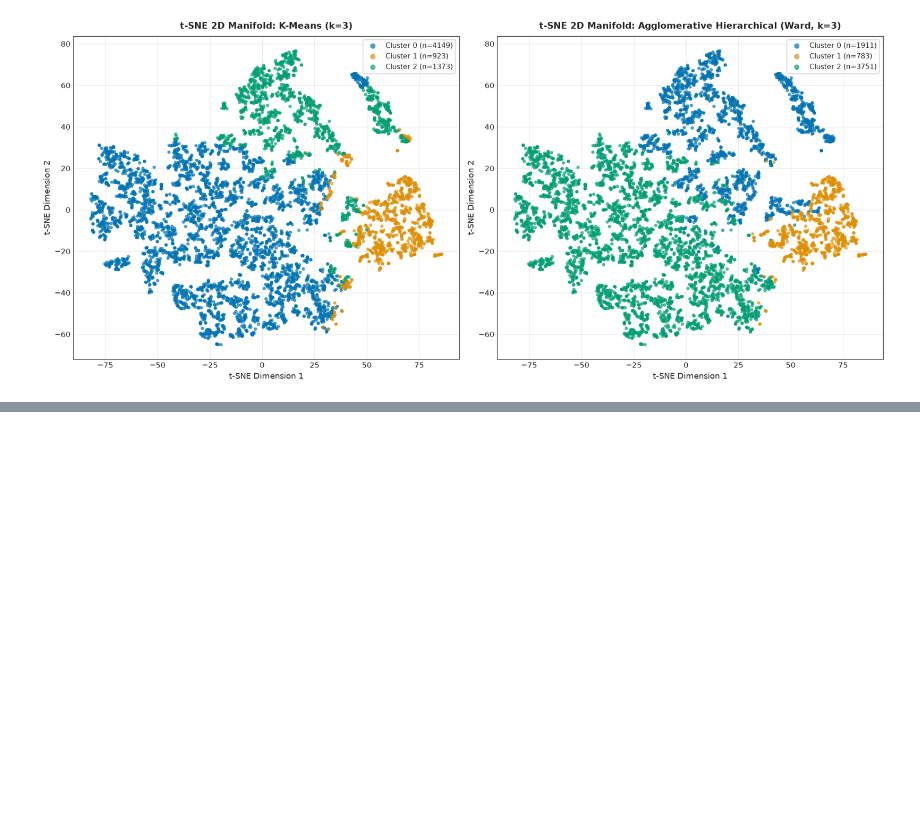
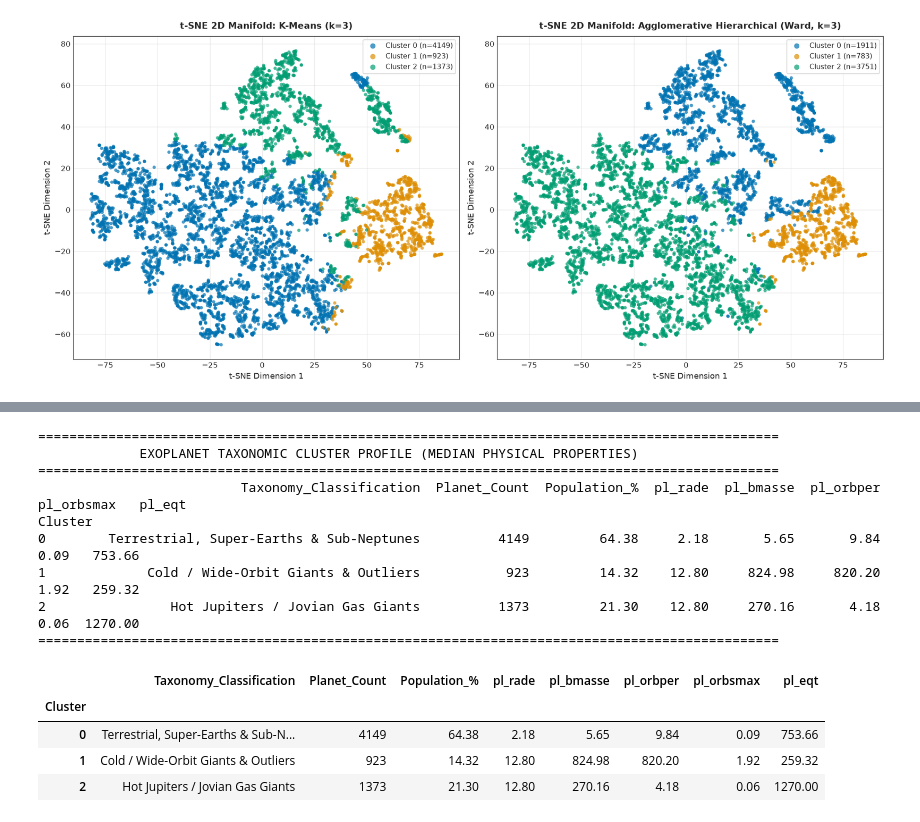
Before and after one commit to DeViKaanil62/ml-capstone, a Jupyter notebook: Clustering.ipynb, the cells around one changed output, grey strips where cells are left out. Saved outputs shown, nothing was run; the diff lists cells and outputs as text; code cells hidden in the pictures; blank space fills up the shorter version.

Commit message:
feat: Add 9. Astrophysical Interpretation

```diff
--- a/Clustering.ipynb
+++ b/Clustering.ipynb
@@ -610,0 +615,47 @@ t-SNE Projection Completed Successfully.
+# %%
+# Compute original feature median and mean profiles per K-Means (k=3) cluster
+df_analyzed = df_filtered.copy()
+df_analyzed['Cluster'] = labels_km3
+
+cluster_profiles_median = df_analyzed.groupby('Cluster').median()
+cluster_profiles_count = df_analyzed.groupby('Cluster').size()
+cluster_profiles_median['Planet_Count'] = cluster_profiles_count
+cluster_profiles_median['Population_%'] = (cluster_profiles_count / len(df_analyzed)) * 100
+
+# Assign astrophysically grounded taxonomy names based on median physical parameters
+taxonomy_map = {}
+for cl in cluster_profiles_median.index:
+    rade = cluster_profiles_median.loc[cl, 'pl_rade']
+    mass = cluster_profiles_median.loc[cl, 'pl_bmasse']
+    orbper = cluster_profiles_median.loc[cl, 'pl_orbper']
+
+    if orbper > 1000 or cluster_profiles_median.loc[cl, 'pl_orbsmax'] > 1.5:
+        taxonomy_map[cl] = "Cold / Wide-Orbit Giants & Outliers"
+    elif rade > 6.0 or mass > 100.0:
+        taxonomy_map[cl] = "Hot Jupiters / Jovian Gas Giants"
+    else:
+        taxonomy_map[cl] = "Terrestrial, Super-Earths & Sub-Neptunes"
+
+cluster_profiles_median['Taxonomy_Classification'] = cluster_profiles_median.index.map(taxonomy_map)
+
+print("=" * 95)
+print("             EXOPLANET TAXONOMIC CLUSTER PROFILE (MEDIAN PHYSICAL PROPERTIES)")
+print("=" * 95)
+print(cluster_profiles_median[['Taxonomy_Classification', 'Planet_Count', 'Population_%', 'pl_rade', 'pl_bmasse', 'pl_orbper', 'pl_orbsmax', 'pl_eqt']].round(2).to_string())
+print("=" * 95)
+display(cluster_profiles_median[['Taxonomy_Classification', 'Planet_Count', 'Population_%', 'pl_rade', 'pl_bmasse', 'pl_orbper', 'pl_orbsmax', 'pl_eqt']].round(2))
+# %% [output]
+===============================================================================================
+             EXOPLANET TAXONOMIC CLUSTER PROFILE (MEDIAN PHYSICAL PROPERTIES)
+===============================================================================================
+                          Taxonomy_Classification  Planet_Count  Population_%  pl_rade  pl_bmasse  pl_orbper  pl_orbsmax   pl_eqt
+Cluster
+0        Terrestrial, Super-Earths & Sub-Neptunes          4149         64.38     2.18       5.65       9.84        0.09   753.66
+1             Cold / Wide-Orbit Giants & Outliers           923         14.32    12.80     824.98     820.20        1.92   259.32
+2                Hot Jupiters / Jovian Gas Giants          1373         21.30    12.80     270.16       4.18        0.06  1270.00
+===============================================================================================
+|  | Taxonomy_Classification | Planet_Count | Population_% | pl_rade | pl_bmasse | pl_orbper | pl_orbsmax | pl_eqt |
+| Cluster |  |  |  |  |  |  |  |  |
+| 0 | Terrestrial, Super-Earths & Sub-N... | 4149 | 64.38 | 2.18 | 5.65 | 9.84 | 0.09 | 753.66 |
+| 1 | Cold / Wide-Orbit Giants & Outliers | 923 | 14.32 | 12.80 | 824.98 | 820.20 | 1.92 | 259.32 |
+| 2 | Hot Jupiters / Jovian Gas Giants | 1373 | 21.30 | 12.80 | 270.16 | 4.18 | 0.06 | 1270.00 |
```
Also changed, not shown: parts of 1 cell of this notebook.
